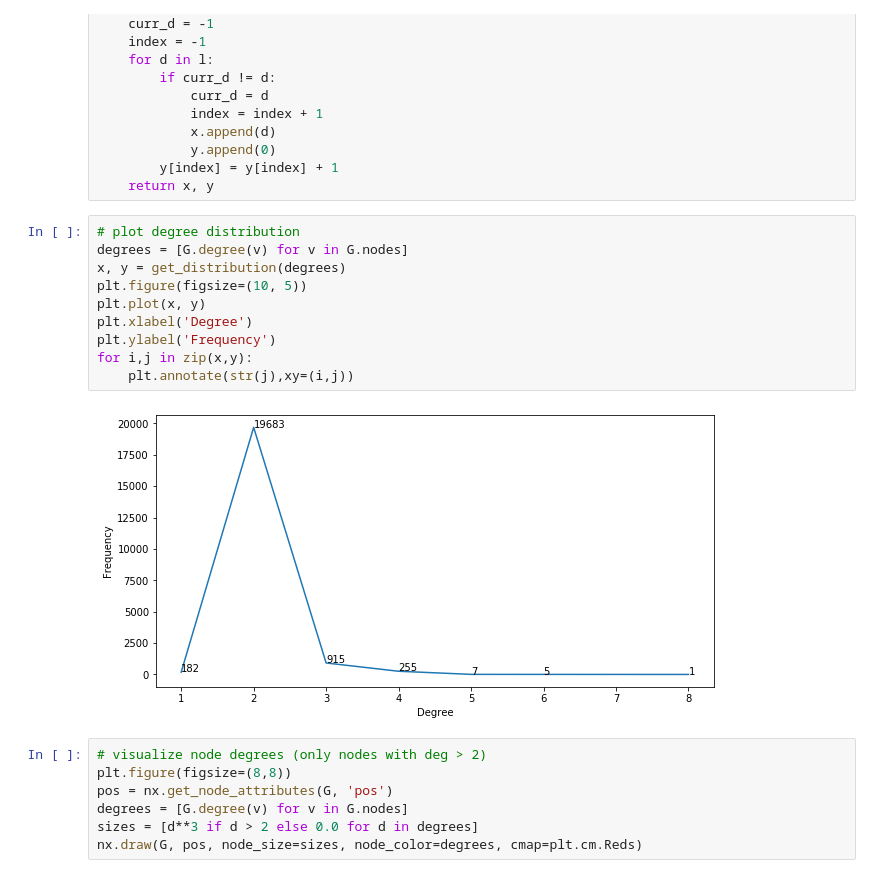
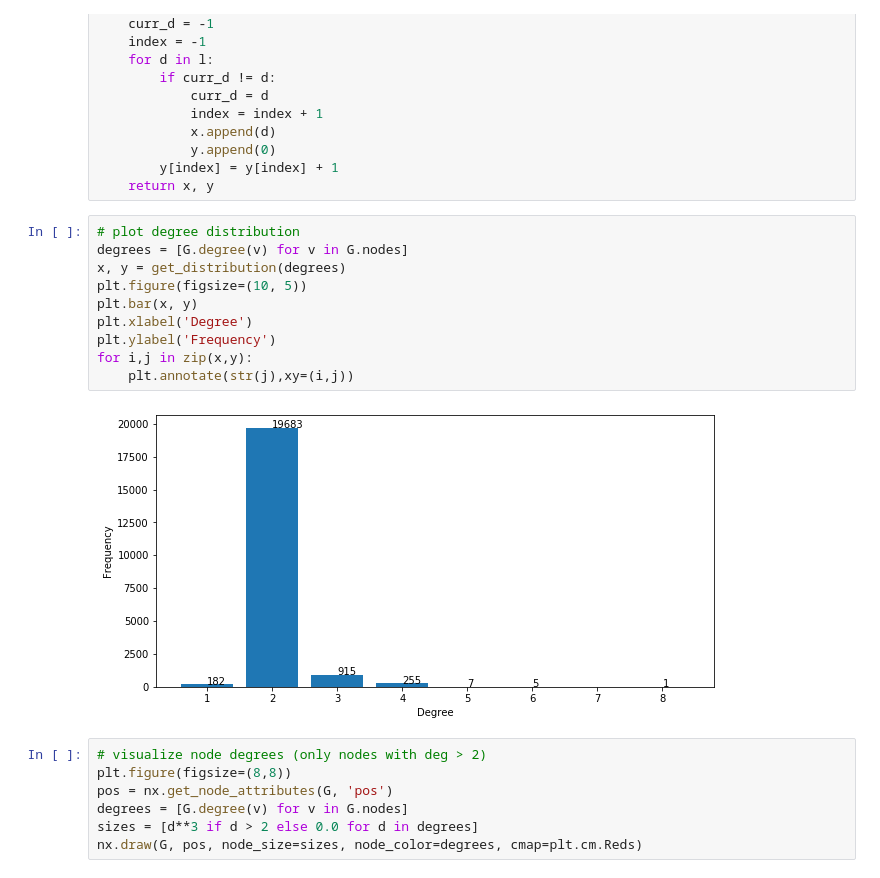
Before and after one commit to Jimmeeee/NA-project, a Jupyter notebook: notebooks/project.ipynb, the cells around one changed output. Drawn from its saved outputs; the diff is of its cells as text.

```diff
--- a/notebooks/project.ipynb
+++ b/notebooks/project.ipynb
@@ -197,15 +197,15 @@ def get_distribution(l):
 # %%
 # plot degree distribution
 degrees = [G.degree(v) for v in G.nodes]
 x, y = get_distribution(degrees)
 plt.figure(figsize=(10, 5))
-plt.plot(x, y)
+plt.bar(x, y)
 plt.xlabel('Degree')
 plt.ylabel('Frequency')
 for i,j in zip(x,y):
     plt.annotate(str(j),xy=(i,j))
 # %% [output]
-[figure, old version]
+[figure, new version]
 # %%
 # visualize node degrees (only nodes with deg > 2)
 plt.figure(figsize=(8,8))
```
Also changed, not shown: parts of 9 cells of this notebook, 13 other files.
